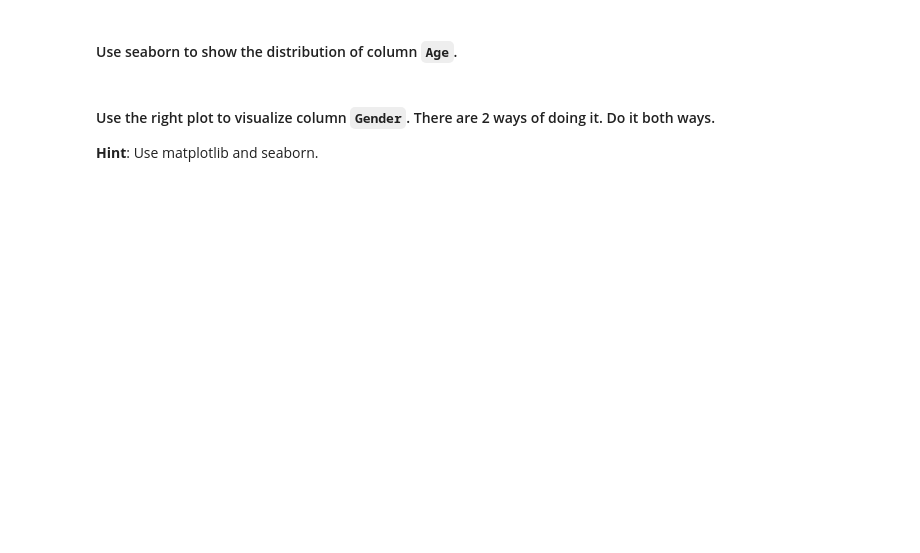
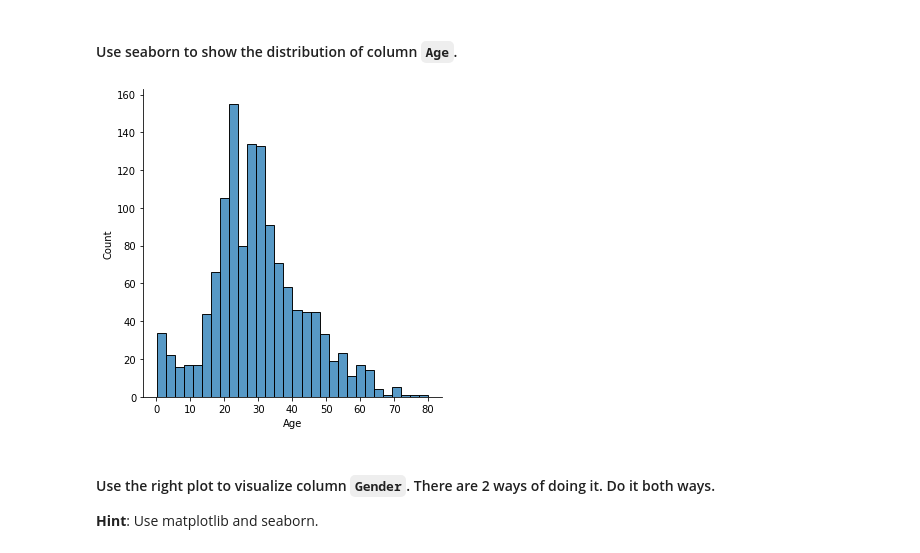
Before and after one commit to ivanrepi/dataptmad1121_labs, a Jupyter notebook: module-2/matplotlib-seaborn/your-code/main.ipynb, the cells around one changed output. Saved outputs shown, nothing was run; the diff lists cells and outputs as text; code cells hidden in the pictures; blank space fills up the shorter version.

```diff
--- a/module-2/matplotlib-seaborn/your-code/main.ipynb
+++ b/module-2/matplotlib-seaborn/your-code/main.ipynb
@@ -214,3 +278,7 @@ your comments here
+# %%
+ax = sns.displot(x="Age", data=titanic)
+# %% [output]
+[figure, added]
 # %% [markdown]
 #### Use the right plot to visualize column `Gender`. There are 2 ways of doing it. Do it both ways.
 **Hint**: Use matplotlib and seaborn.
```
Also changed, not shown: parts of 40 cells of this notebook, 1 other file.
